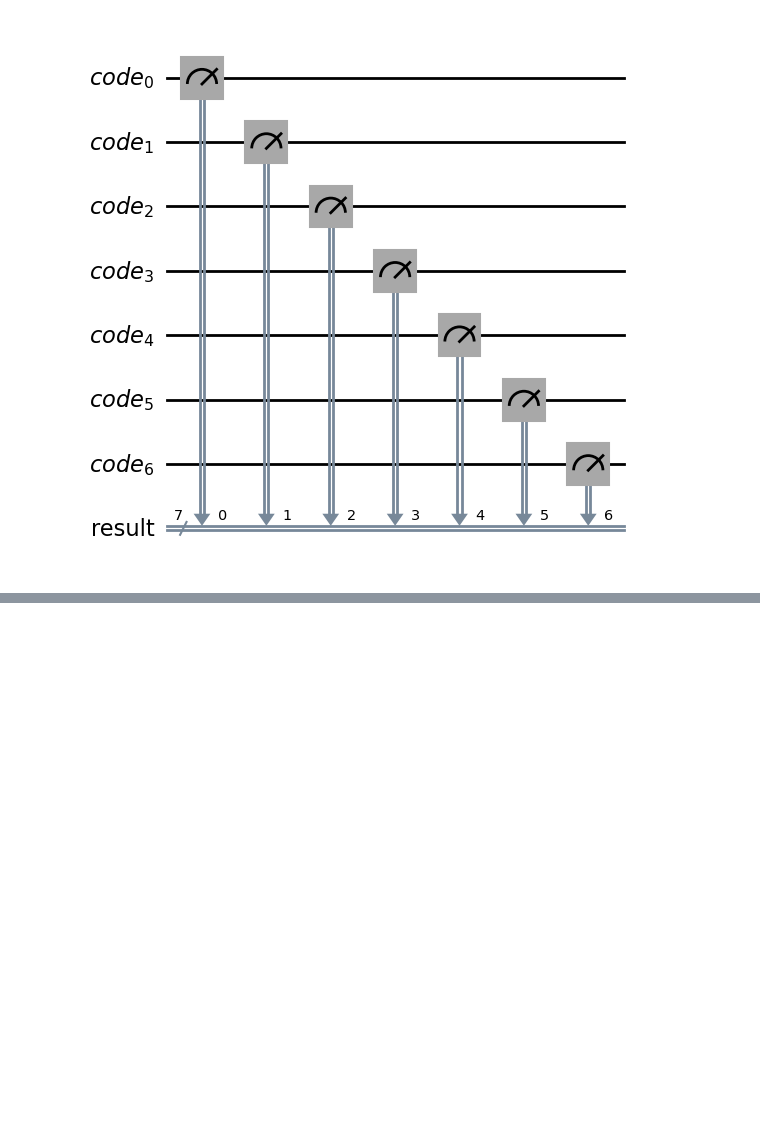
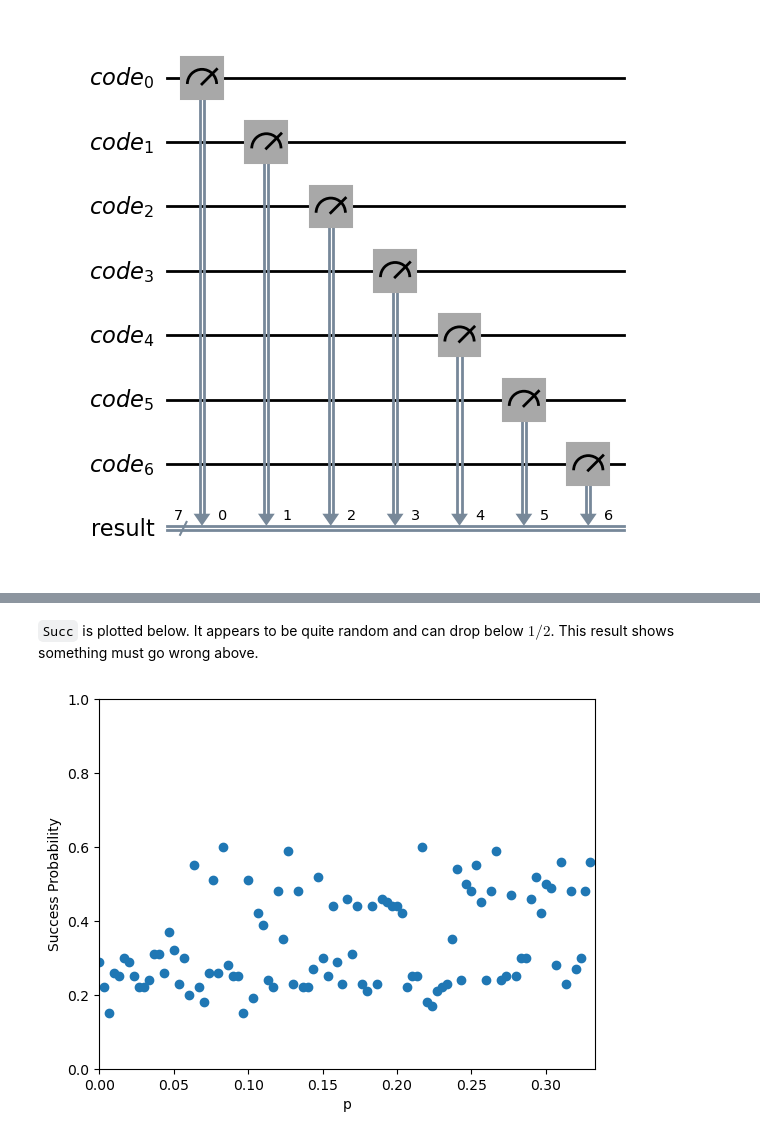
Before and after one commit to tzhu67/PauliErrorSteaneCode, a Jupyter notebook: PauliErrorSteaneCode.ipynb, the cells around one changed output, grey strips where cells are left out. Cells and saved outputs as stored; diff of their text form; code cells hidden in the pictures; blank space fills up the shorter version.

```diff
--- a/PauliErrorSteaneCode.ipynb
+++ b/PauliErrorSteaneCode.ipynb
@@ -184,0 +210,9 @@ sum([distribution[cw]for cw in codewords if cw in distribution.keys()])
+# %% [markdown]
+`Succ` is plotted below. It appears to be quite random and can drop below $1/2$. This result shows something must go wrong above.
+# %%
+fig, ax = plt.subplots()
+ax.scatter(P, Succ)
+ax.set(xlim=(0, 1/3), ylim=(0,1), xlabel='p', ylabel='Success Probability')
+plt.show()
+# %% [output]
+[figure, added]
```
Also changed, not shown: parts of 15 cells of this notebook.
